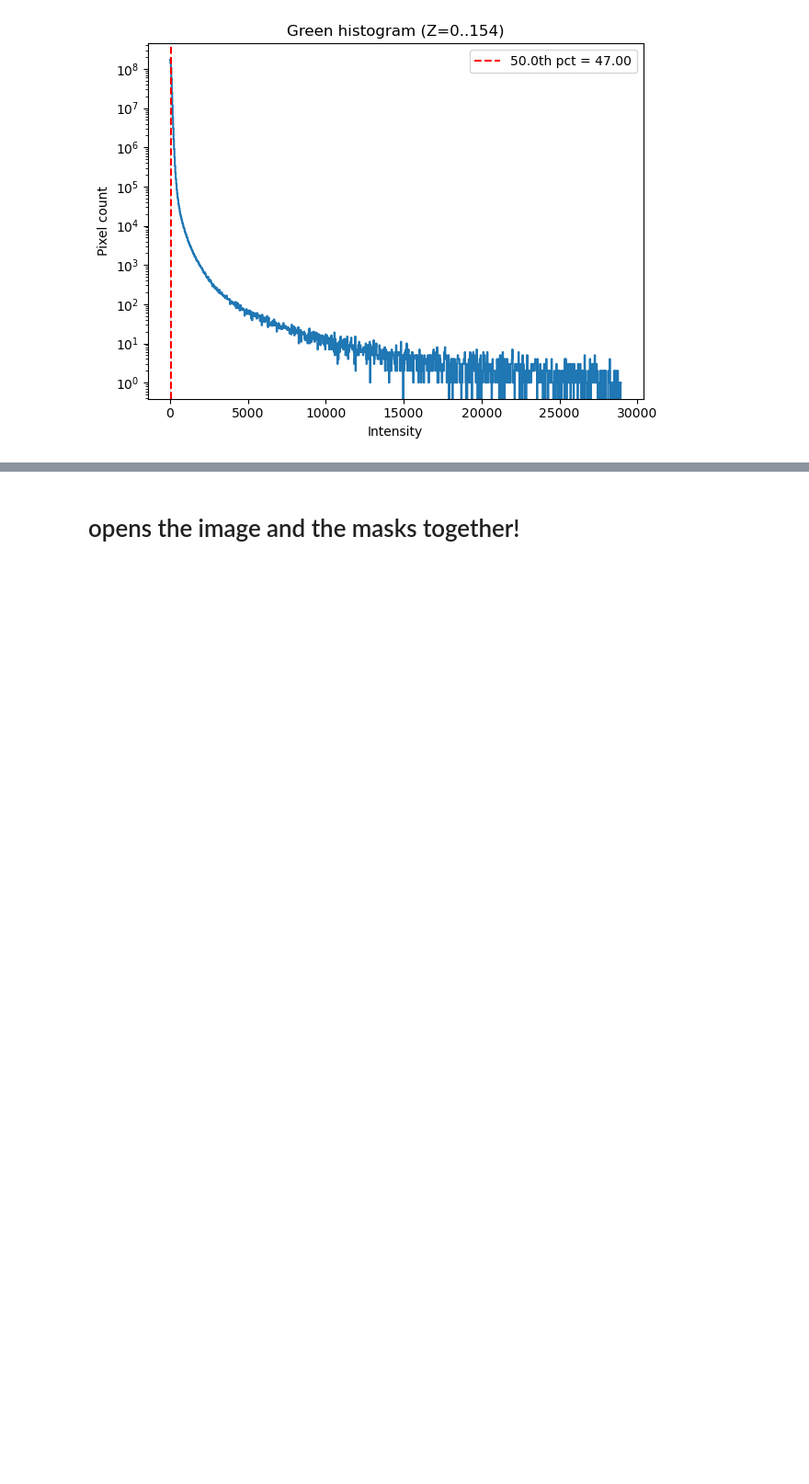
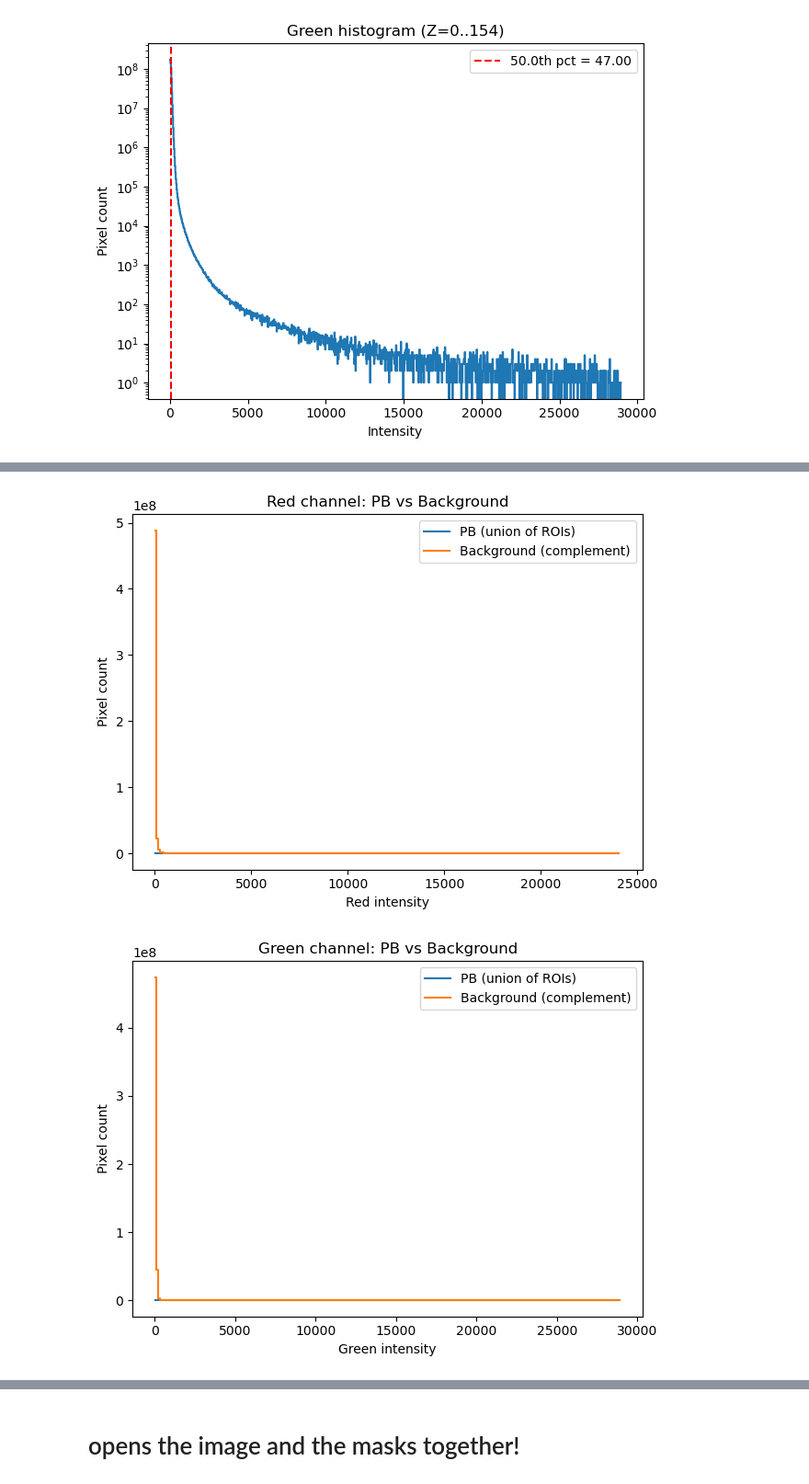
Before and after one commit to sansachenlelele/connectome_analysis_fisherlab, a Jupyter notebook: analysis_get-main-value-25summer.ipynb, the cells around one changed output, grey strips where cells are left out. Shown at 92% size. Saved outputs shown, nothing was run; the diff lists cells and outputs as text; code cells hidden in the pictures; blank space fills up the shorter version.

```diff
--- a/analysis_get-main-value-25summer.ipynb
+++ b/analysis_get-main-value-25summer.ipynb
@@ -917,0 +1204,8 @@ summary_df
+# %%
+out = plot_pb_vs_background_histograms(
+    red_channel, green_channel, label_mask_checking,
+    bins=256, exclude_zero=False, use_dtype_range=False, y_log=False
+)
+# %% [output]
+[figure, added]
+[figure, added]
```
Also changed, not shown: parts of 30 cells of this notebook.
